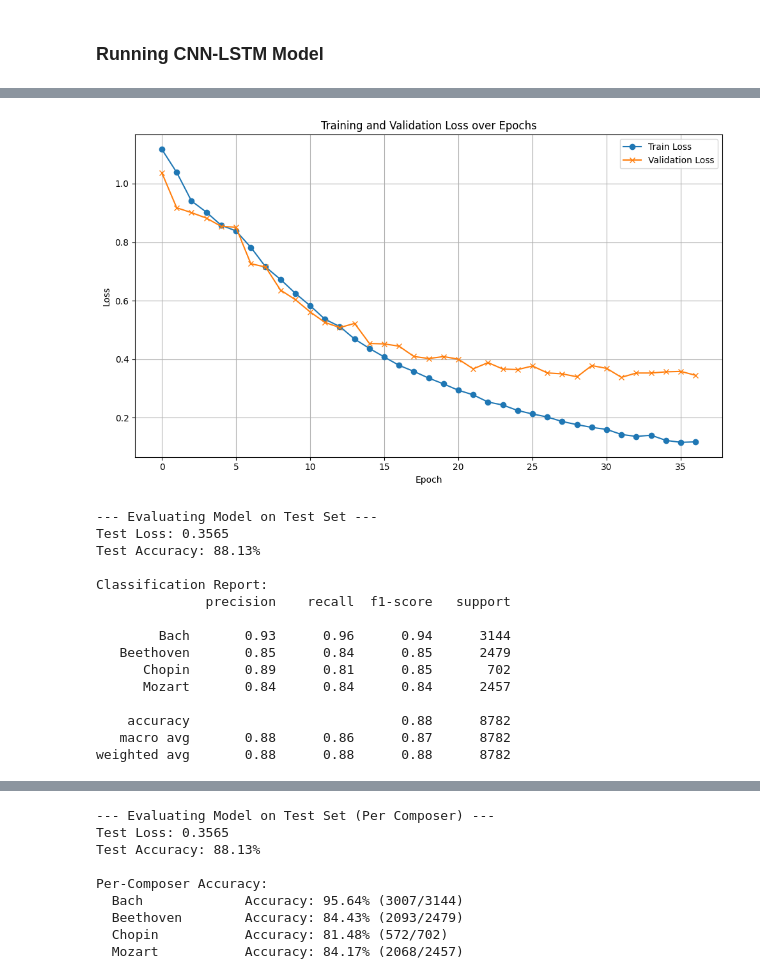
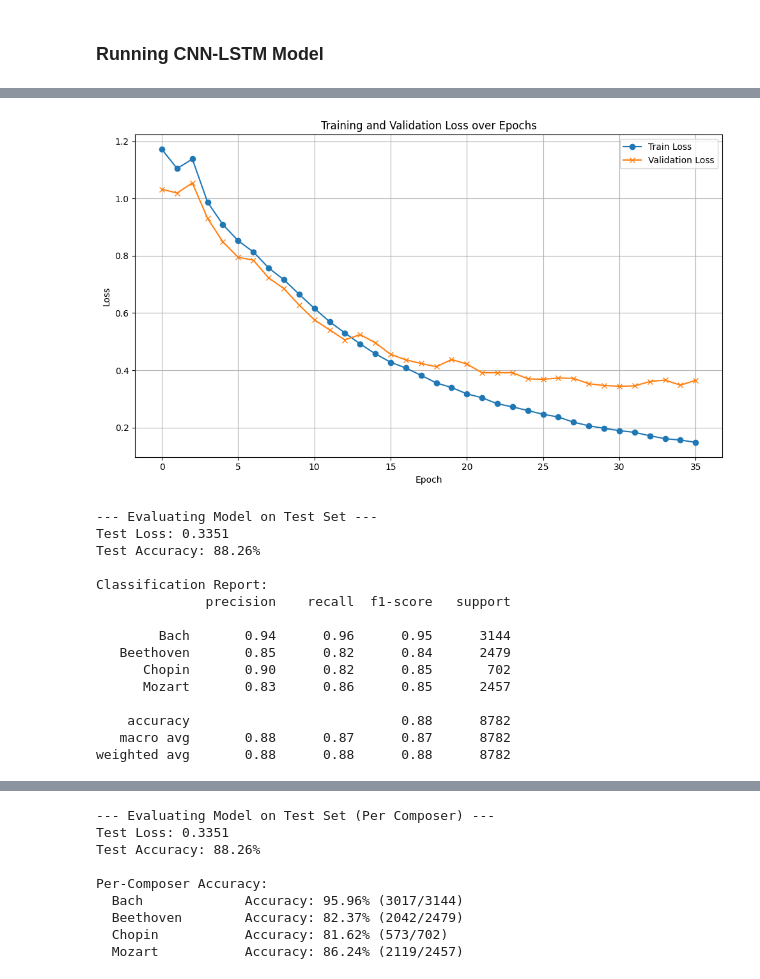
Before and after one commit to navanodonavan/MSAAI511FinalProject_Group5, a Jupyter notebook: MSAAI511_CNN_LSTM_Model_Group5_Final.ipynb, the cells around one changed output, grey strips where cells are left out. Saved outputs shown, nothing was run; the diff lists cells and outputs as text; code cells hidden in the pictures.

```diff
--- a/MSAAI511_CNN_LSTM_Model_Group5_Final.ipynb
+++ b/MSAAI511_CNN_LSTM_Model_Group5_Final.ipynb
@@ -660,7 +662,7 @@ model = CNNLSTMClassifier(
     lstm_num_layers=num_layers,
     output_size=len(artist_list),
     dropout_prob=dropout,
-    bidirectional=True
+    bidirectional=False
 ).to(device)
 
 criterion = nn.CrossEntropyLoss()
@@ -688,27 +690,27 @@ Early stopping triggered after 37 epochs due to no improvement in validation los
 Loaded best model state from 'best_model.pth'
-[figure, old version]
+[figure, new version]
 --- Evaluating Model on Test Set ---
-Test Loss: 0.3565
-Test Accuracy: 88.13%
+Test Loss: 0.3351
+Test Accuracy: 88.26%
 
 Classification Report:
               precision    recall  f1-score   support
 
-        Bach       0.93      0.96      0.94      3144
-   Beethoven       0.85      0.84      0.85      2479
-      Chopin       0.89      0.81      0.85       702
-      Mozart       0.84      0.84      0.84      2457
+        Bach       0.94      0.96      0.95      3144
+   Beethoven       0.85      0.82      0.84      2479
+      Chopin       0.90      0.82      0.85       702
+      Mozart       0.83      0.86      0.85      2457
 
     accuracy                           0.88      8782
-   macro avg       0.88      0.86      0.87      8782
+   macro avg       0.88      0.87      0.87      8782
 weighted avg       0.88      0.88      0.88      8782
 [figure]
 --- Evaluating Model on Test Set (Per Composer) ---
-Test Loss: 0.3565
-Test Accuracy: 88.13%
+Test Loss: 0.3351
+Test Accuracy: 88.26%
 
 Per-Composer Accuracy:
-  Bach             Accuracy: 95.64% (3007/3144)
-  Beethoven        Accuracy: 84.43% (2093/2479)
-  Chopin           Accuracy: 81.48% (572/702)
-  Mozart           Accuracy: 84.17% (2068/2457)
+  Bach             Accuracy: 95.96% (3017/3144)
+  Beethoven        Accuracy: 82.37% (2042/2479)
+  Chopin           Accuracy: 81.62% (573/702)
+  Mozart           Accuracy: 86.24% (2119/2457)
```
Also changed, not shown: parts of 6 cells of this notebook.
